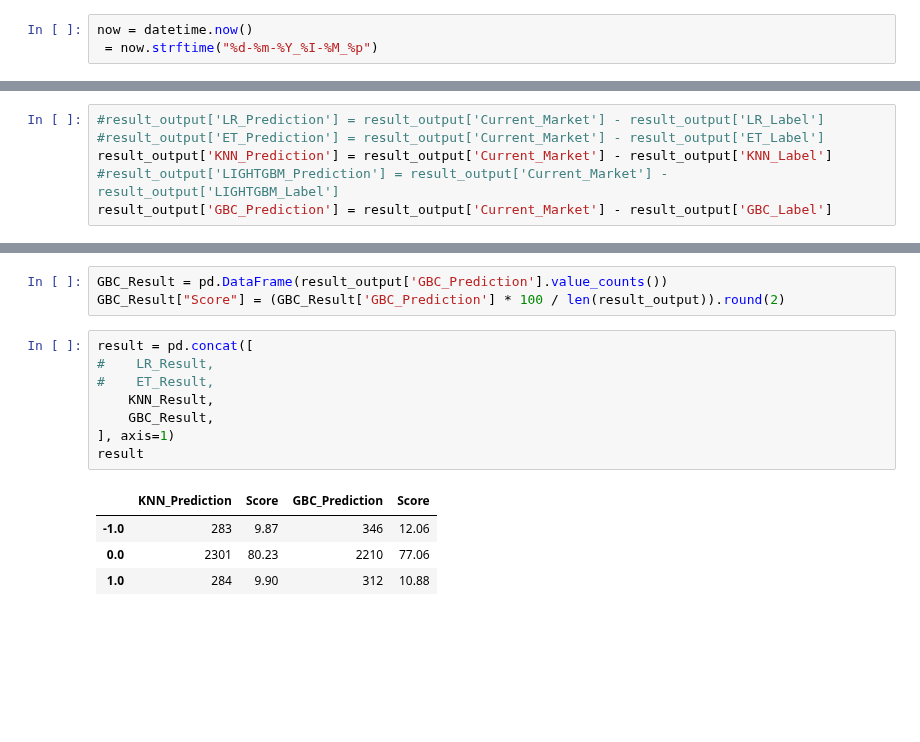
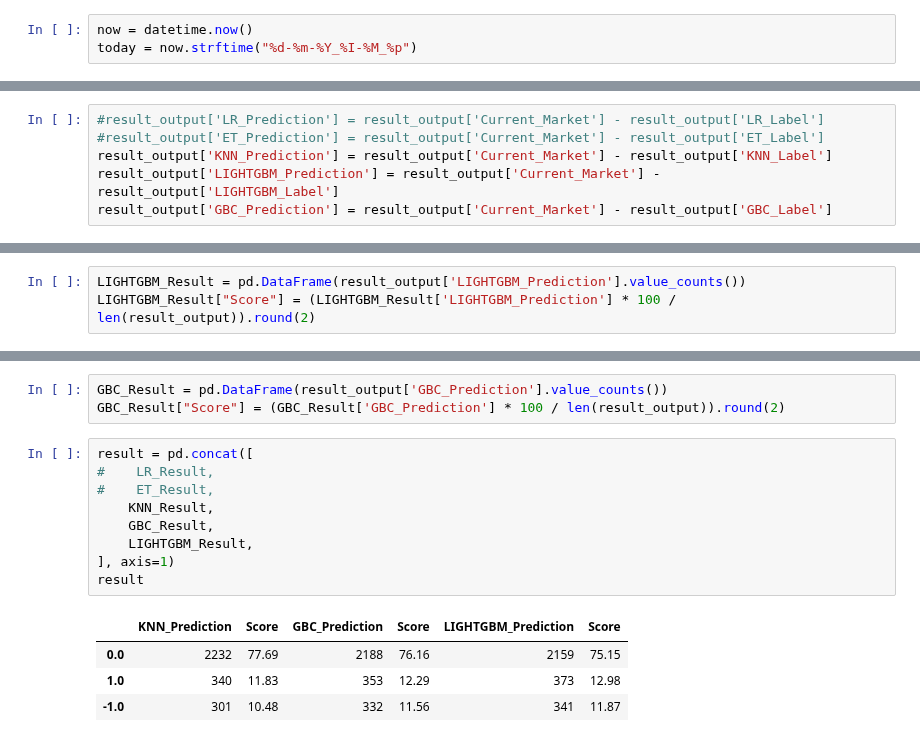
Before and after one commit to Forexience/Forexience, a Jupyter notebook: Testing_Pipeline/03_Back_Test_FINAL.ipynb, the cells around one changed output, grey strips where cells are left out. Drawn from its saved outputs; the diff is of its cells as text; blank space fills up the shorter version.

```diff
--- a/Testing_Pipeline/03_Back_Test_FINAL.ipynb
+++ b/Testing_Pipeline/03_Back_Test_FINAL.ipynb
@@ -20,7 +20,7 @@ from sklearn.metrics import mean_squared_error
 from pycaret.classification import *
 # %%
 now = datetime.now()
- = now.strftime("%d-%m-%Y_%I-%M_%p")
+today = now.strftime("%d-%m-%Y_%I-%M_%p")
 # %%
 with open ('back_test_pipeline_settings.yaml') as ymlfile:
     cfg = yaml.safe_load(ymlfile)
@@ -293,7 +307,7 @@ result_output = pd.read_csv('03_Back_Test_Final_Result_' + today + '.csv')
 #result_output['LR_Prediction'] = result_output['Current_Market'] - result_output['LR_Label']
 #result_output['ET_Prediction'] = result_output['Current_Market'] - result_output['ET_Label']
 result_output['KNN_Prediction'] = result_output['Current_Market'] - result_output['KNN_Label']
-#result_output['LIGHTGBM_Prediction'] = result_output['Current_Market'] - result_output['LIGHTGBM_Label']
+result_output['LIGHTGBM_Prediction'] = result_output['Current_Market'] - result_output['LIGHTGBM_Label']
 result_output['GBC_Prediction'] = result_output['Current_Market'] - result_output['GBC_Label']
 # %%
 result_output.head()
@@ -316,3 +327,6 @@ LIGHTGBM_Result["Score"] = (LIGHTGBM_Result['LIGHTGBM_Prediction'] * 100 / len(r
+# %%
+LIGHTGBM_Result = pd.DataFrame(result_output['LIGHTGBM_Prediction'].value_counts())
+LIGHTGBM_Result["Score"] = (LIGHTGBM_Result['LIGHTGBM_Prediction'] * 100 / len(result_output)).round(2)
 # %%
 KNN_Result = pd.DataFrame(result_output['KNN_Prediction'].value_counts())
 KNN_Result["Score"] = (KNN_Result['KNN_Prediction'] * 100 / len(result_output)).round(2)
@@ -322,13 +336,14 @@ GBC_Result["Score"] = (GBC_Result['GBC_Prediction'] * 100 / len(result_output)).
 # %%
 result = pd.concat([
 #    LR_Result,
 #    ET_Result,
     KNN_Result,
     GBC_Result,
+    LIGHTGBM_Result,
 ], axis=1)
 result
 # %% [output]
-|  | KNN_Prediction | Score | GBC_Prediction | Score |
-| -1.0 | 283 | 9.87 | 346 | 12.06 |
-| 0.0 | 2301 | 80.23 | 2210 | 77.06 |
-| 1.0 | 284 | 9.90 | 312 | 10.88 |
+|  | KNN_Prediction | Score | GBC_Prediction | Score | LIGHTGBM_Prediction | Score |
+| 0.0 | 2232 | 77.69 | 2188 | 76.16 | 2159 | 75.15 |
+| 1.0 | 340 | 11.83 | 353 | 12.29 | 373 | 12.98 |
+| -1.0 | 301 | 10.48 | 332 | 11.56 | 341 | 11.87 |
```
Also changed, not shown: parts of 12 cells of this notebook, 15 other files.
